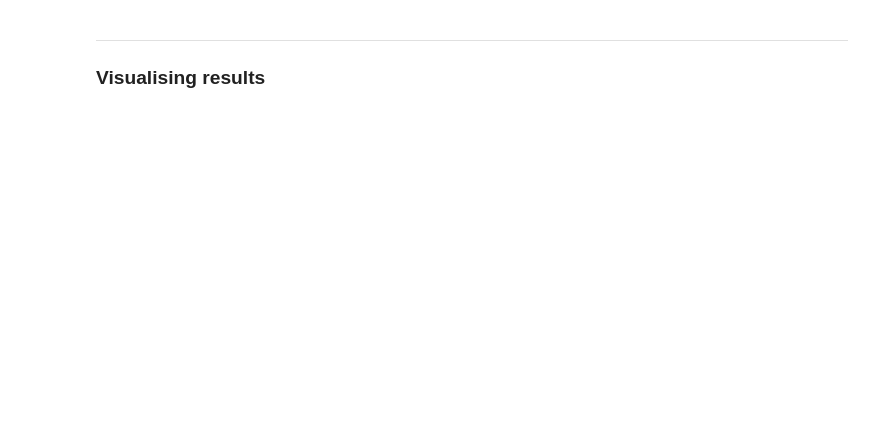
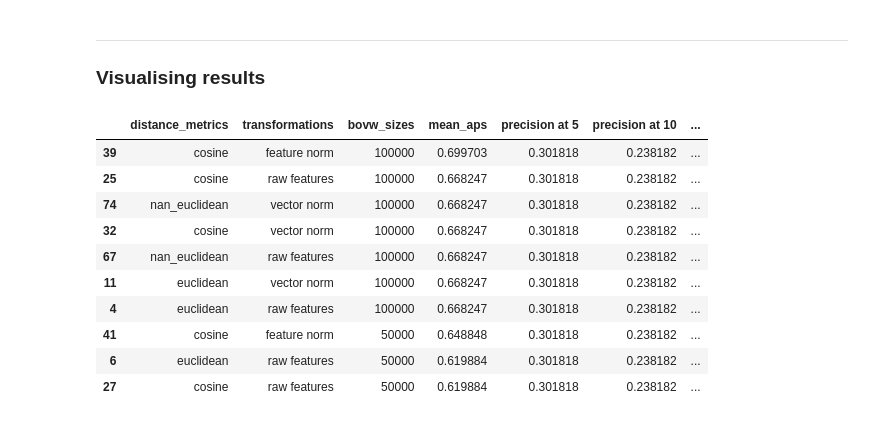
Before and after one commit to S-Arbor/Image-Retrieval-Project, a Jupyter notebook: sift_evaluator.ipynb, the cells around one changed output. Saved outputs shown, nothing was run; the diff lists cells and outputs as text; code cells hidden in the pictures; blank space fills up the shorter version.

```diff
--- a/sift_evaluator.ipynb
+++ b/sift_evaluator.ipynb
@@ -368,3 +425,18 @@ nan_euclidean feature norm bovw files for 50000 Words : 0.21847677783972957
 # %% [markdown]
 ____
 ### Visualising results
+# %%
+pd.options.display.max_rows = 84
+results_df.sort_values(by="mean_aps", ascending=False).head(10)
+# %% [output]
+|  | distance_metrics | transformations | bovw_sizes | mean_aps | precision at 5 | precision at 10 | ... |
+| 39 | cosine | feature norm | 100000 | 0.699703 | 0.301818 | 0.238182 | ... |
+| 25 | cosine | raw features | 100000 | 0.668247 | 0.301818 | 0.238182 | ... |
+| 74 | nan_euclidean | vector norm | 100000 | 0.668247 | 0.301818 | 0.238182 | ... |
+| 32 | cosine | vector norm | 100000 | 0.668247 | 0.301818 | 0.238182 | ... |
+| 67 | nan_euclidean | raw features | 100000 | 0.668247 | 0.301818 | 0.238182 | ... |
+| 11 | euclidean | vector norm | 100000 | 0.668247 | 0.301818 | 0.238182 | ... |
+| 4 | euclidean | raw features | 100000 | 0.668247 | 0.301818 | 0.238182 | ... |
+| 41 | cosine | feature norm | 50000 | 0.648848 | 0.301818 | 0.238182 | ... |
+| 6 | euclidean | raw features | 50000 | 0.619884 | 0.301818 | 0.238182 | ... |
+| 27 | cosine | raw features | 50000 | 0.619884 | 0.301818 | 0.238182 | ... |
```
Also changed, not shown: parts of 14 cells of this notebook.
